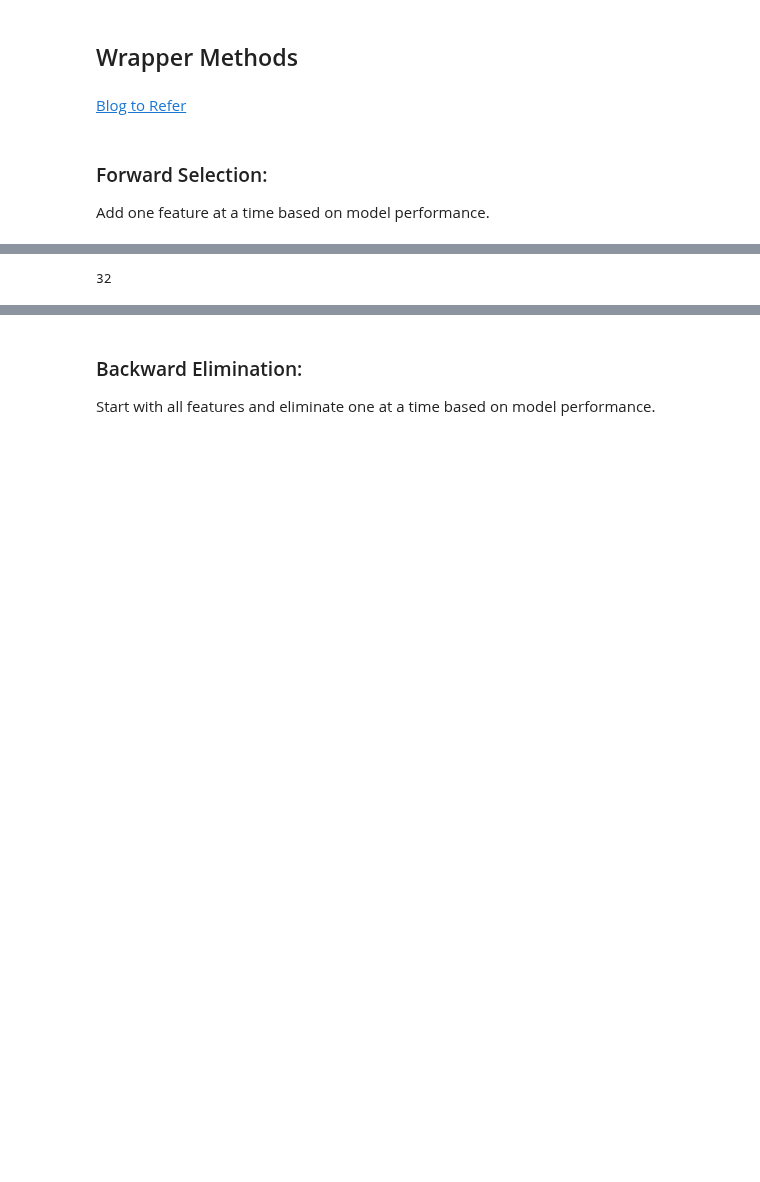
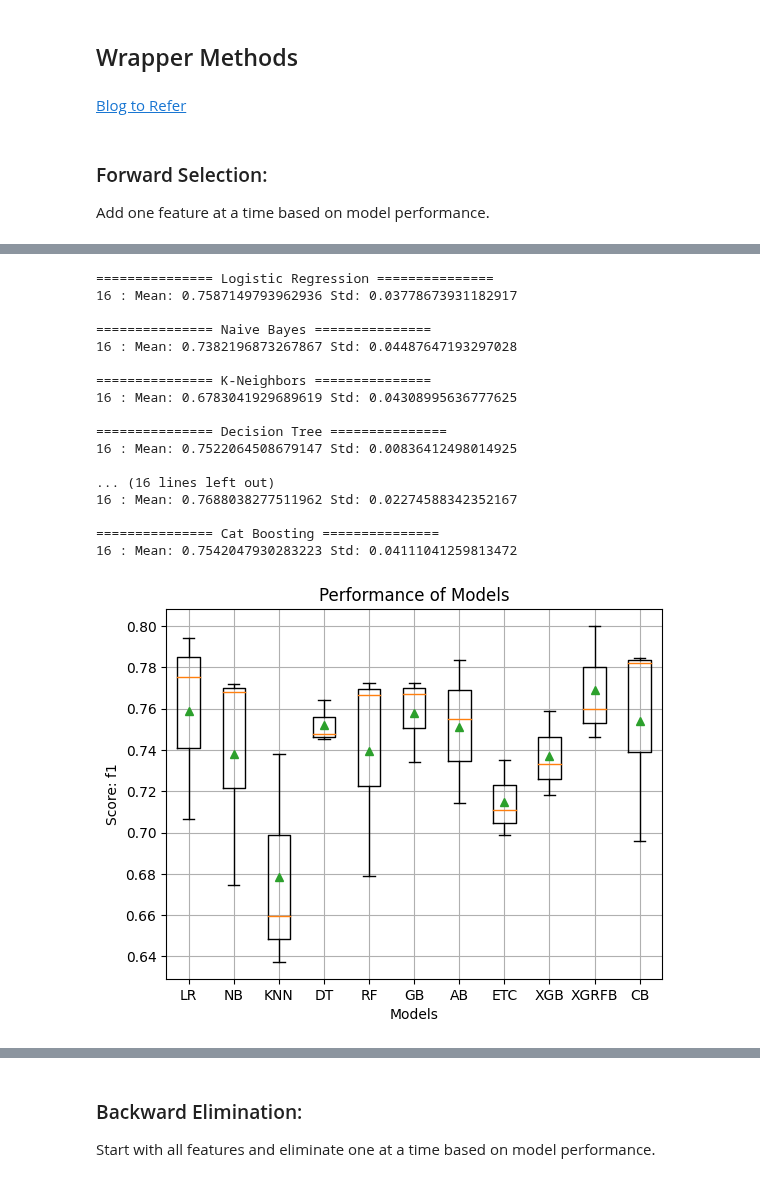
Before and after one commit to Rahul-404/Titanic_Problem_Kaggel, a Jupyter notebook: 4_Feature_Selection.ipynb, the cells around one changed output, grey strips where cells are left out. Saved outputs shown, nothing was run; the diff lists cells and outputs as text; code cells hidden in the pictures; blank space fills up the shorter version.

```diff
--- a/4_Feature_Selection.ipynb
+++ b/4_Feature_Selection.ipynb
@@ -816,7 +840,29 @@ pd.DataFrame(model_report).sort_values(by="mean_f1", ascending=False)
+# %%
+# models work with backward selection approach
+model_tags = ["LR", "NB",
+            #   "SVM",  # taking so much of time
+              "KNN", "DT", "RF", "GB", "AB", "ETC", "XGB", "XGRFB","CB"]
 # %%
 # direction backward
-model_report1 = wrapper_obj.recursive_feature_selection(wrapper_obj.model_tags, True, "backward")
+model_report1 = wrapper_obj.recursive_feature_selection(model_tags, True, "backward")
 # %% [output]
-32
+=============== Logistic Regression ===============
+16 : Mean: 0.7587149793962936 Std: 0.03778673931182917
+
+=============== Naive Bayes ===============
+16 : Mean: 0.7382196873267867 Std: 0.04487647193297028
+
+=============== K-Neighbors ===============
+16 : Mean: 0.6783041929689619 Std: 0.04308995636777625
+
+=============== Decision Tree ===============
+16 : Mean: 0.7522064508679147 Std: 0.00836412498014925
+
+... (16 lines left out)
+16 : Mean: 0.7688038277511962 Std: 0.02274588342352167
+
+=============== Cat Boosting ===============
+16 : Mean: 0.7542047930283223 Std: 0.04111041259813472
+[figure, added]
 # %%
 pd.DataFrame(model_report1).sort_values(by="mean_f1", ascending=False)
```
Also changed, not shown: parts of 14 cells of this notebook.
